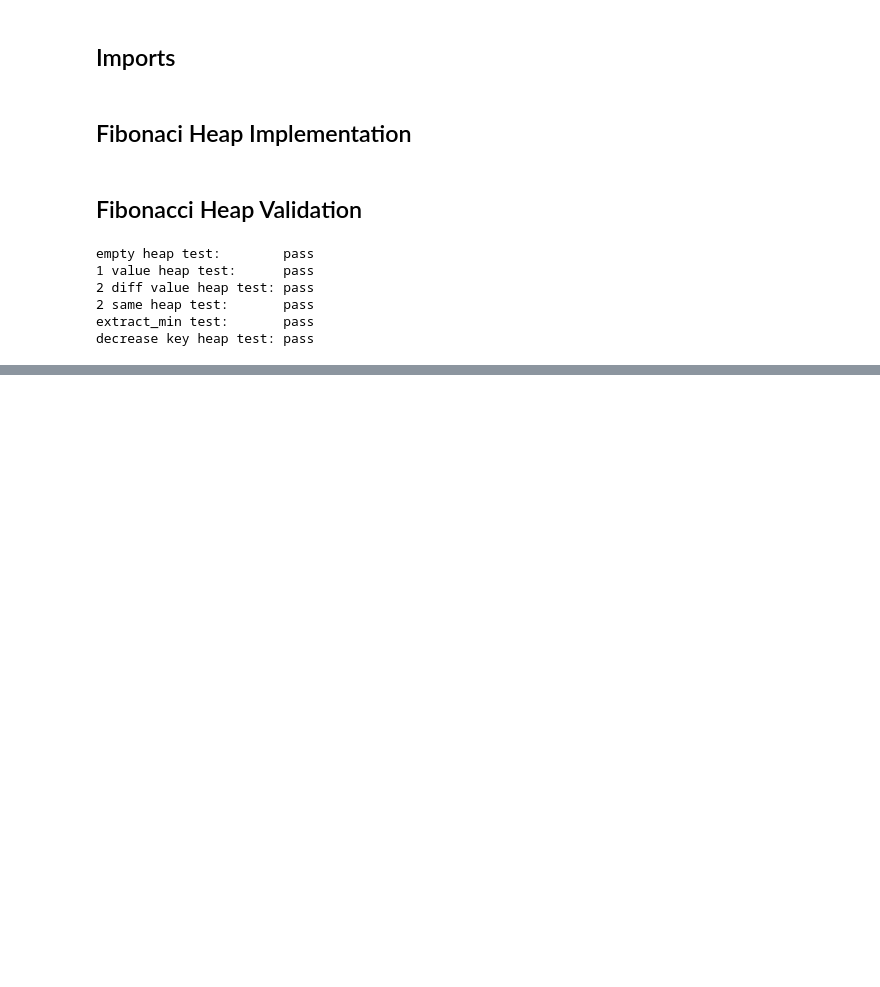
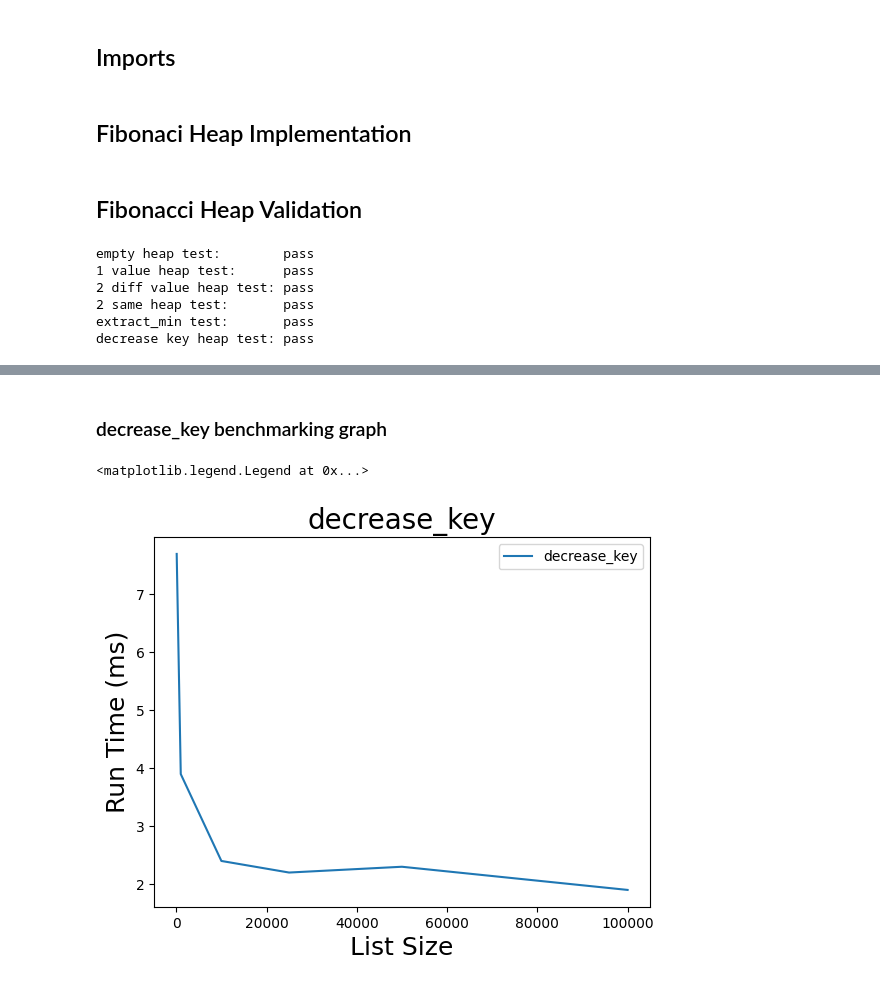
Before and after one commit to littond/CSC3310-FinalProgram, a Jupyter notebook: final_program.ipynb, the cells around one changed output, grey strips where cells are left out. Cells and saved outputs as stored; diff of their text form; code cells hidden in the pictures; blank space fills up the shorter version.

```diff
--- a/final_program.ipynb
+++ b/final_program.ipynb
@@ -322,0 +407,14 @@ merge | $O(1)$
+# %%
+def decrease_key_benchmark(heap, node, value):
+    start_time = time.perf_counter()
+    heap.decrease_key(node, value)
+    return (time.perf_counter() - start_time)
+# %%
+decrease_key_benchmarks = list()
+decrease_key_benchmarks.append(decrease_key_benchmark(insert_100, node_100, -1) * 1E6)
+decrease_key_benchmarks.append(decrease_key_benchmark(insert_1000, node_1000, -1) * 1E6)
+decrease_key_benchmarks.append(decrease_key_benchmark(insert_10000, node_10000, -1) * 1E6)
+decrease_key_benchmarks.append(decrease_key_benchmark(insert_25000, node_25000, -1) * 1E6)
+decrease_key_benchmarks.append(decrease_key_benchmark(insert_50000, node_50000, -1) * 1E6)
+decrease_key_benchmarks.append(decrease_key_benchmark(insert_75000, node_75000, -1) * 1E6)
+decrease_key_benchmarks.append(decrease_key_benchmark(insert_100000, node_100000, -1) * 1E6)
@@ -322,0 +458,11 @@ merge | $O(1)$
+# %% [markdown]
+### decrease_key benchmarking graph
+# %%
+plt.plot(list_sizes, decrease_key_benchmarks, label = "decrease_key")
+plt.xlabel("List Size", fontsize = 18)
+plt.ylabel("Run Time (ms)", fontsize = 18)
+plt.title("decrease_key", fontsize = 20)
+plt.legend()
+# %% [output]
+<matplotlib.legend.Legend at 0x...>
+[figure, added]
```
Also changed, not shown: parts of 20 cells of this notebook.
